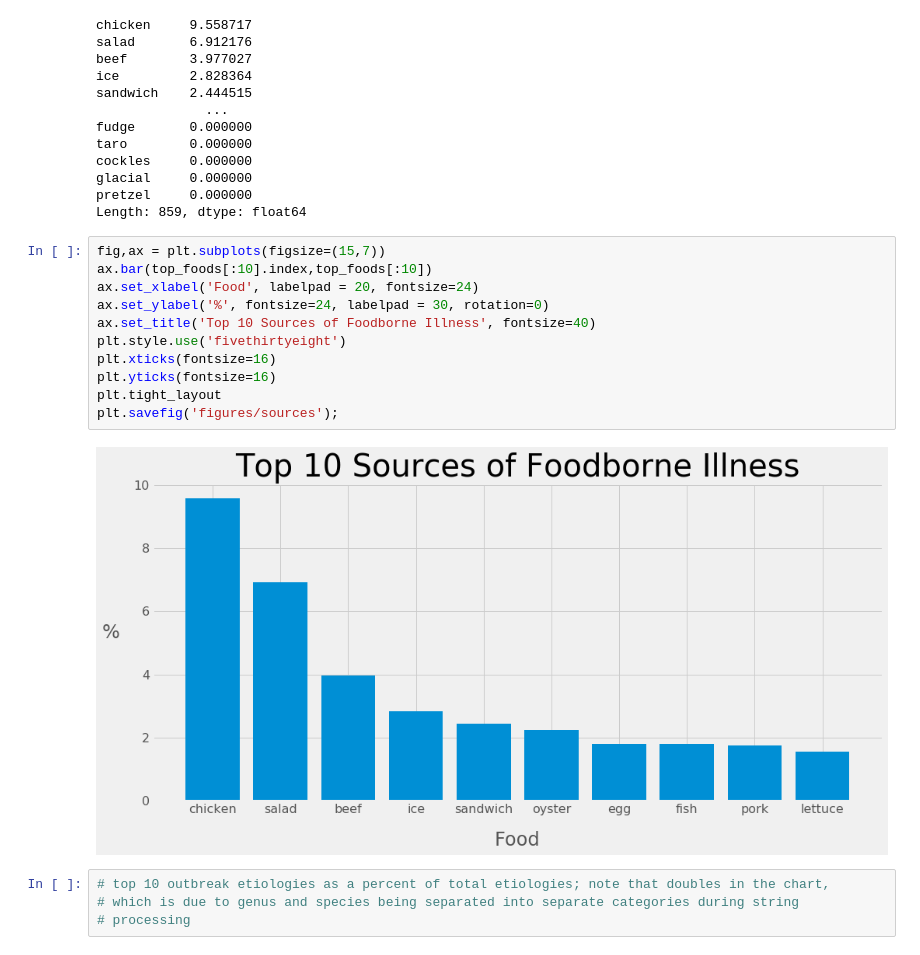
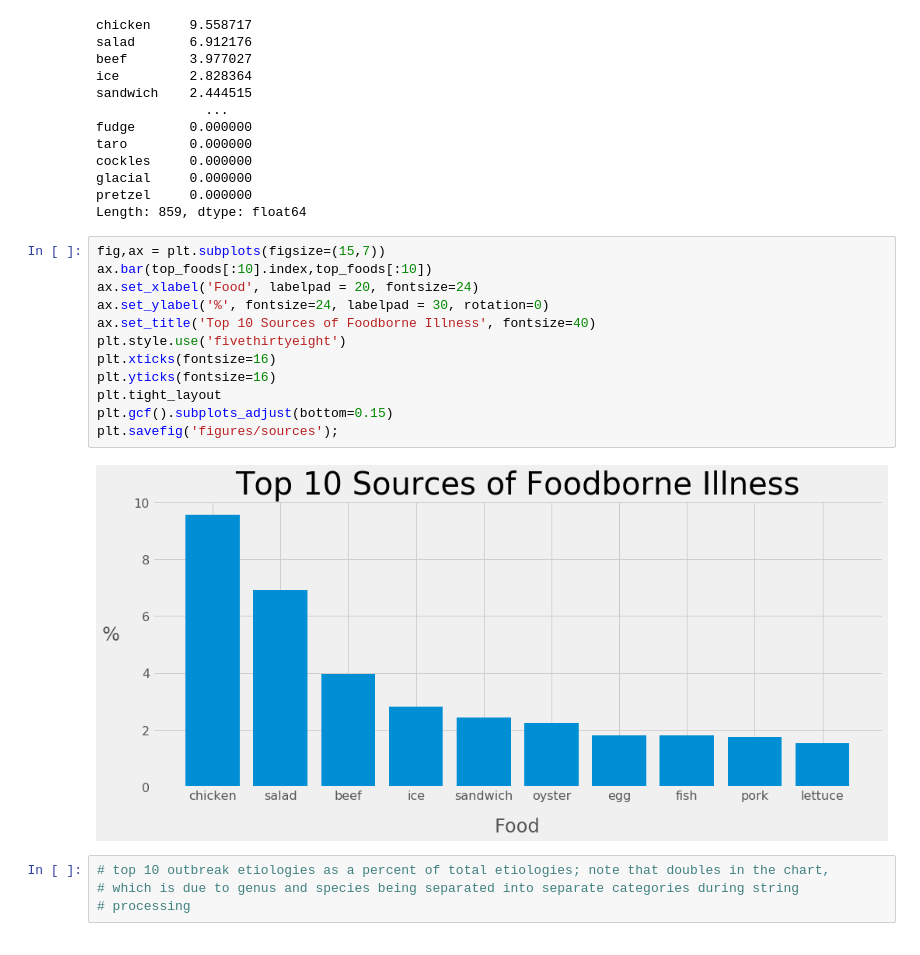
Before and after one commit to heathcliffs34/capstone_1, a Jupyter notebook: capstone1_pareto.ipynb, the cells around one changed output. Saved outputs shown, nothing was run; the diff lists cells and outputs as text.

```diff
--- a/capstone1_pareto.ipynb
+++ b/capstone1_pareto.ipynb
@@ -55,16 +55,17 @@ Length: 859, dtype: float64
 # %%
 fig,ax = plt.subplots(figsize=(15,7))
 ax.bar(top_foods[:10].index,top_foods[:10])
 ax.set_xlabel('Food', labelpad = 20, fontsize=24)
 ax.set_ylabel('%', fontsize=24, labelpad = 30, rotation=0)
 ax.set_title('Top 10 Sources of Foodborne Illness', fontsize=40)
 plt.style.use('fivethirtyeight')
 plt.xticks(fontsize=16)
 plt.yticks(fontsize=16)
 plt.tight_layout
+plt.gcf().subplots_adjust(bottom=0.15)
 plt.savefig('figures/sources');
 # %% [output]
-[figure, old version]
+[figure, new version]
 # %%
 # top 10 outbreak etiologies as a percent of total etiologies; note that doubles in the chart,
 # which is due to genus and species being separated into separate categories during string
```
Also changed, not shown: 1 other file.
